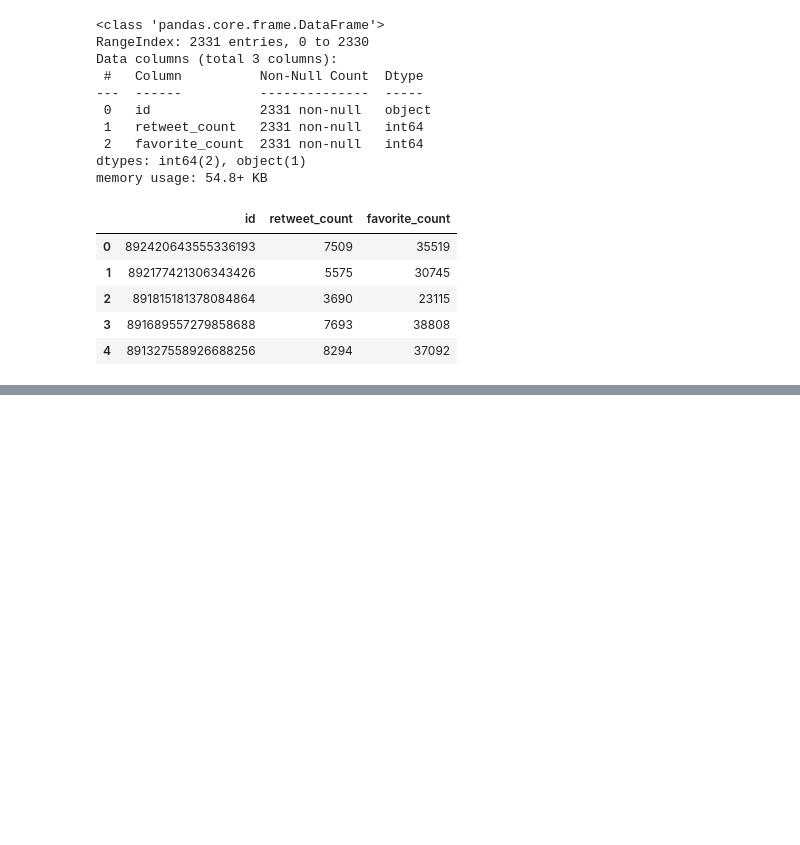
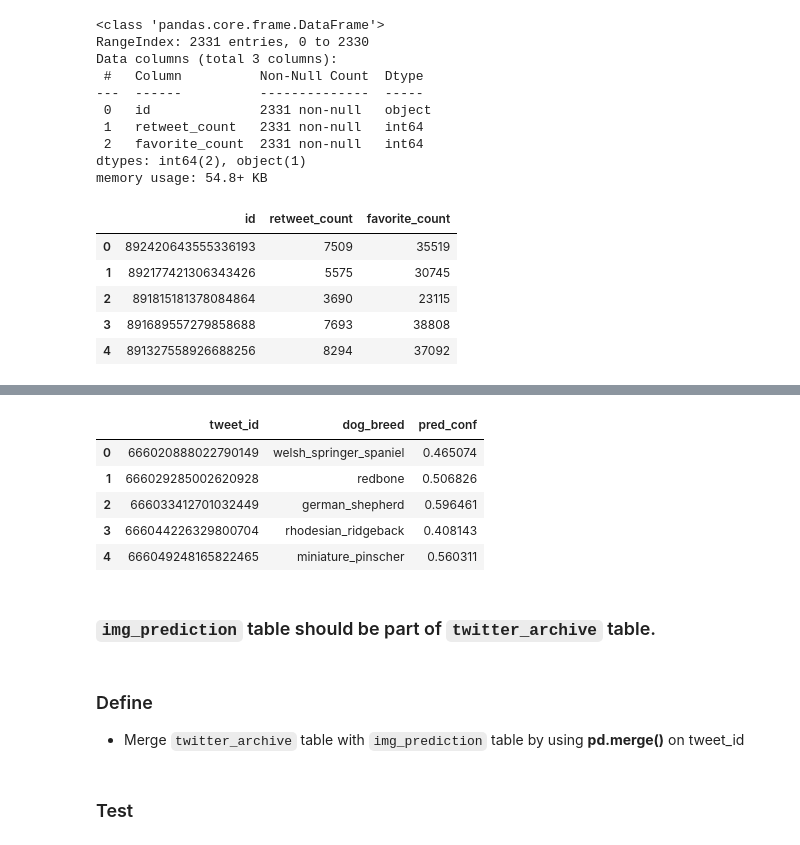
Before and after one commit to Onsymers/Wrangle_WeRateDogs, a Jupyter notebook: wrangle_act.ipynb, the cells around one changed output, grey strips where cells are left out. Saved outputs shown, nothing was run; the diff lists cells and outputs as text; code cells hidden in the pictures; blank space fills up the shorter version.

```diff
--- a/wrangle_act.ipynb
+++ b/wrangle_act.ipynb
@@ -628,0 +849,14 @@ twitter_info_clean.head()
+# %%
+img_prediction_clean.head()
+# %% [output]
+|  | tweet_id | dog_breed | pred_conf |
+| 0 | 666020888022790149 | welsh_springer_spaniel | 0.465074 |
+| 1 | 666029285002620928 | redbone | 0.506826 |
+| 2 | 666033412701032449 | german_shepherd | 0.596461 |
+| 3 | 666044226329800704 | rhodesian_ridgeback | 0.408143 |
+| 4 | 666049248165822465 | miniature_pinscher | 0.560311 |
+# %% [markdown]
+### `img_prediction` table should be part of `twitter_archive` table.
+# %% [markdown]
+### Define
+- Merge `twitter_archive` table with `img_prediction` table by using **pd.merge()** on tweet_id
@@ -628,0 +865,2 @@ twitter_info_clean.head()
+# %% [markdown]
+### Test
```
Also changed, not shown: parts of 63 cells of this notebook, 1 other file.
